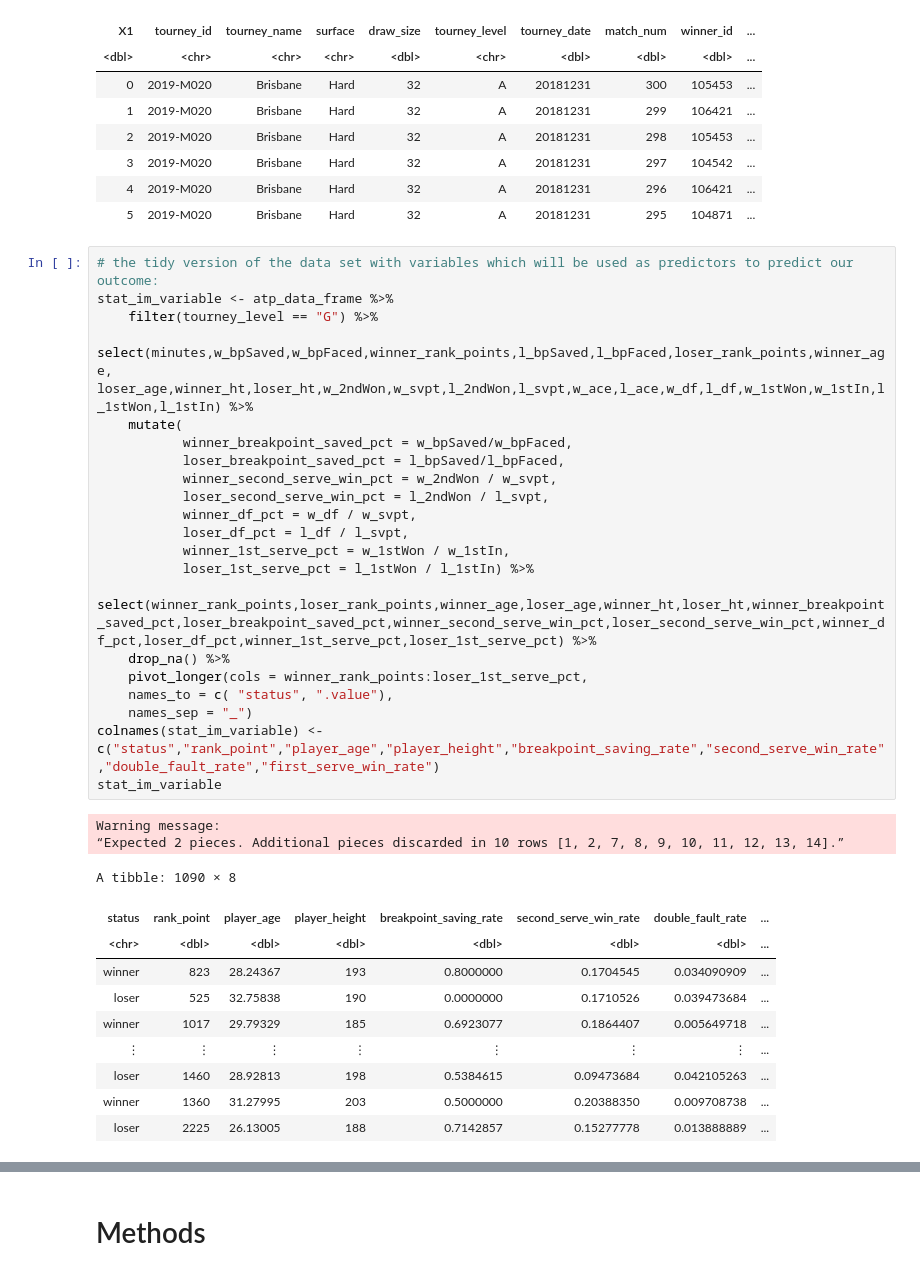
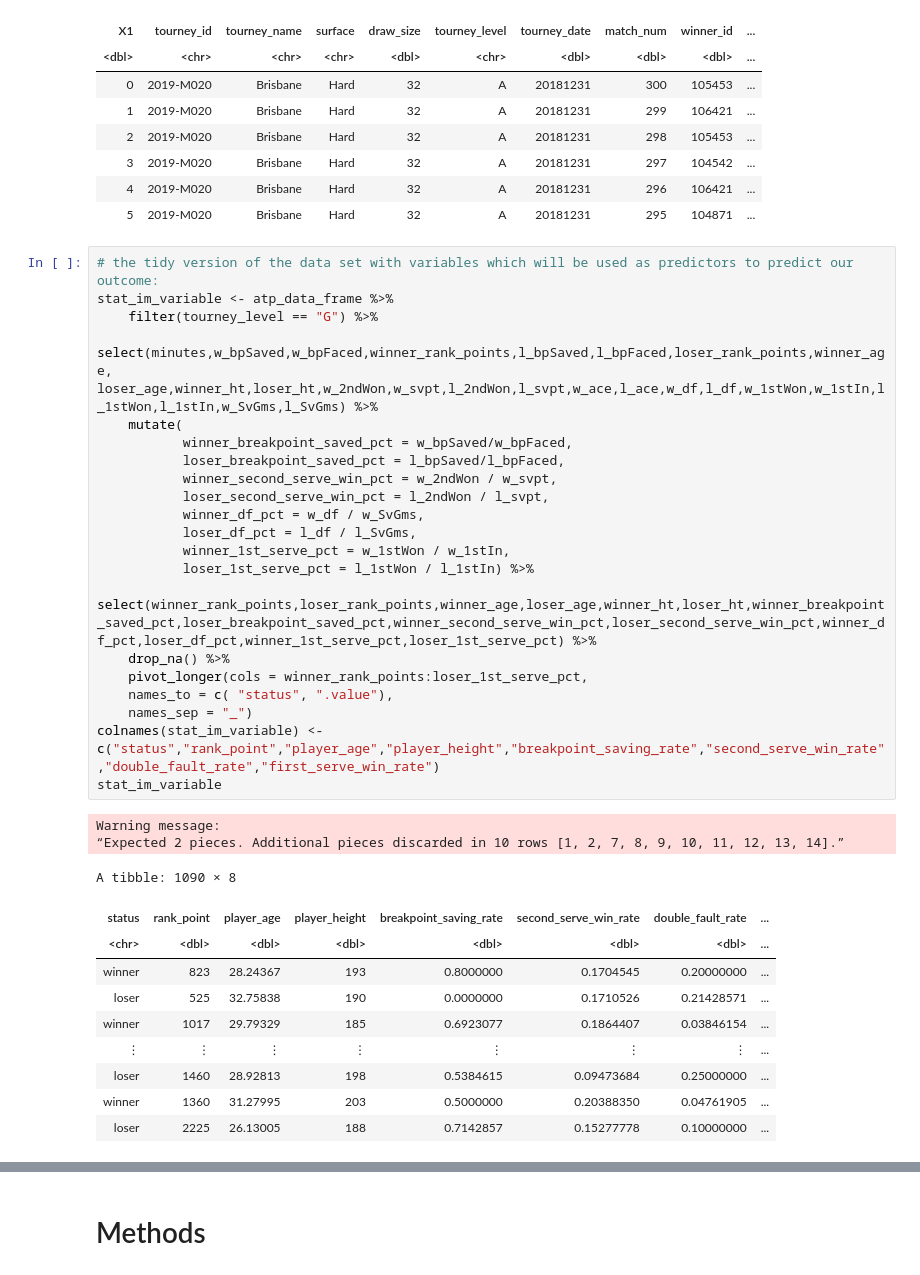
Before and after one commit to SimonYYL/DSCI_100_group19_group_project, a Jupyter notebook: project_proposal_final.ipynb, the cells around one changed output, grey strips where cells are left out. Saved outputs shown, nothing was run; the diff lists cells and outputs as text.

```diff
--- a/project_proposal_final.ipynb
+++ b/project_proposal_final.ipynb
@@ -85,35 +84,35 @@ A tibble: 6 × 50
 # %%
 # the tidy version of the data set with variables which will be used as predictors to predict our outcome:
 stat_im_variable <- atp_data_frame %>%
     filter(tourney_level == "G") %>%
-    select(minutes,w_bpSaved,w_bpFaced,winner_rank_points,l_bpSaved,l_bpFaced,loser_rank_points,winner_age, loser_age,winner_ht,loser_ht,w_2ndWon,w_svpt,l_2ndWon,l_svpt,w_ace,l_ace,w_df,l_df,w_1stWon,w_1stIn,l_1stWon,l_1stIn) %>%
+    select(minutes,w_bpSaved,w_bpFaced,winner_rank_points,l_bpSaved,l_bpFaced,loser_rank_points,winner_age, loser_age,winner_ht,loser_ht,w_2ndWon,w_svpt,l_2ndWon,l_svpt,w_ace,l_ace,w_df,l_df,w_1stWon,w_1stIn,l_1stWon,l_1stIn,w_SvGms,l_SvGms) %>%
     mutate(
            winner_breakpoint_saved_pct = w_bpSaved/w_bpFaced,
            loser_breakpoint_saved_pct = l_bpSaved/l_bpFaced,
            winner_second_serve_win_pct = w_2ndWon / w_svpt,
            loser_second_serve_win_pct = l_2ndWon / l_svpt,
-           winner_df_pct = w_df / w_svpt,
-           loser_df_pct = l_df / l_svpt,
+           winner_df_pct = w_df / w_SvGms,
+           loser_df_pct = l_df / l_SvGms,
            winner_1st_serve_pct = w_1stWon / w_1stIn,
            loser_1st_serve_pct = l_1stWon / l_1stIn) %>%
     select(winner_rank_points,loser_rank_points,winner_age,loser_age,winner_ht,loser_ht,winner_breakpoint_saved_pct,loser_breakpoint_saved_pct,winner_second_serve_win_pct,loser_second_serve_win_pct,winner_df_pct,loser_df_pct,winner_1st_serve_pct,loser_1st_serve_pct) %>%
     drop_na() %>%
     pivot_longer(cols = winner_rank_points:loser_1st_serve_pct,
     names_to = c( "status", ".value"),
     names_sep = "_")
 colnames(stat_im_variable) <- c("status","rank_point","player_age","player_height","breakpoint_saving_rate","second_serve_win_rate","double_fault_rate","first_serve_win_rate")
 stat_im_variable
 # %% [output]
 Warning message:
 “Expected 2 pieces. Additional pieces discarded in 10 rows [1, 2, 7, 8, 9, 10, 11, 12, 13, 14].”
 A tibble: 1090 × 8
 | status | rank_point | player_age | player_height | breakpoint_saving_rate | second_serve_win_rate | double_fault_rate | ... |
 | <chr> | <dbl> | <dbl> | <dbl> | <dbl> | <dbl> | <dbl> | ... |
-| winner | 823 | 28.24367 | 193 | 0.8000000 | 0.1704545 | 0.034090909 | ... |
-| loser | 525 | 32.75838 | 190 | 0.0000000 | 0.1710526 | 0.039473684 | ... |
-| winner | 1017 | 29.79329 | 185 | 0.6923077 | 0.1864407 | 0.005649718 | ... |
+| winner | 823 | 28.24367 | 193 | 0.8000000 | 0.1704545 | 0.20000000 | ... |
+| loser | 525 | 32.75838 | 190 | 0.0000000 | 0.1710526 | 0.21428571 | ... |
+| winner | 1017 | 29.79329 | 185 | 0.6923077 | 0.1864407 | 0.03846154 | ... |
 | ⋮ | ⋮ | ⋮ | ⋮ | ⋮ | ⋮ | ⋮ | ... |
-| loser | 1460 | 28.92813 | 198 | 0.5384615 | 0.09473684 | 0.042105263 | ... |
-| winner | 1360 | 31.27995 | 203 | 0.5000000 | 0.20388350 | 0.009708738 | ... |
-| loser | 2225 | 26.13005 | 188 | 0.7142857 | 0.15277778 | 0.013888889 | ... |
+| loser | 1460 | 28.92813 | 198 | 0.5384615 | 0.09473684 | 0.25000000 | ... |
+| winner | 1360 | 31.27995 | 203 | 0.5000000 | 0.20388350 | 0.04761905 | ... |
+| loser | 2225 | 26.13005 | 188 | 0.7142857 | 0.15277778 | 0.10000000 | ... |
 # %%
```
Also changed, not shown: parts of 2 cells of this notebook.
